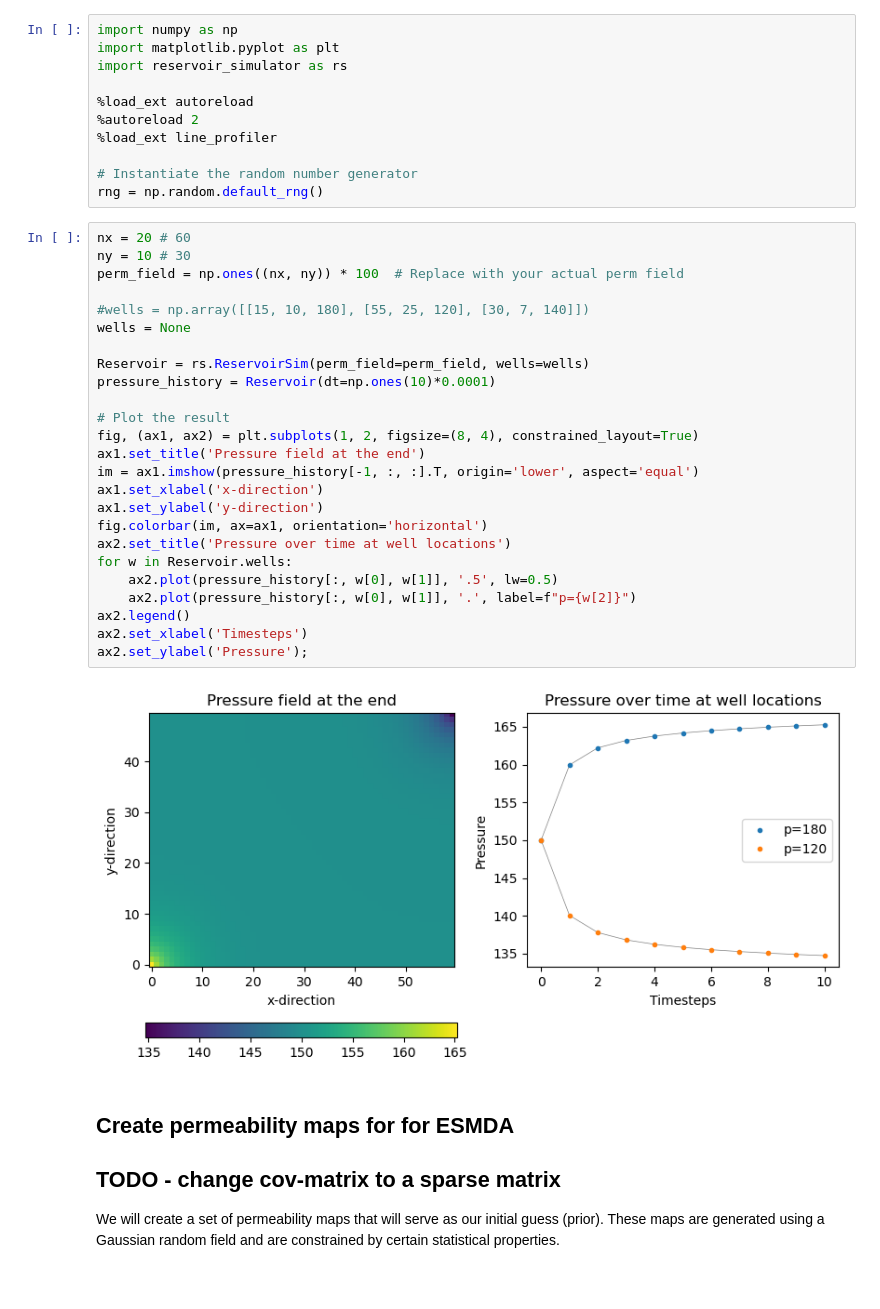
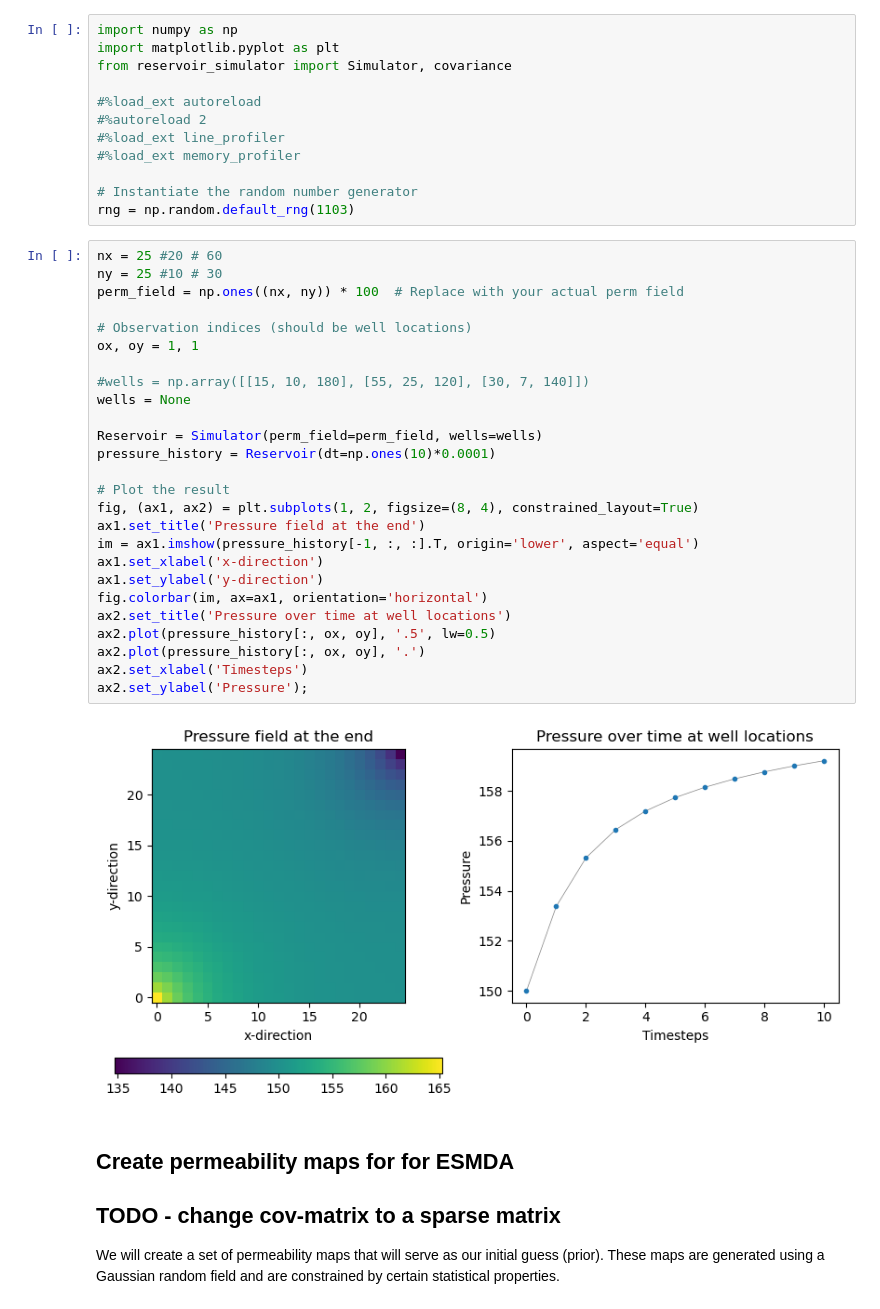
Before and after one commit to tuda-geo/resmda, a Jupyter notebook: notebooks/dev-ESMDA.ipynb, the cells around one changed output. Saved outputs shown, nothing was run; the diff lists cells and outputs as text.

```diff
--- a/notebooks/dev-ESMDA.ipynb
+++ b/notebooks/dev-ESMDA.ipynb
@@ -20,41 +24,43 @@ This notebook demonstrates how to apply Ensemble Smoother Multiple Data Assimila
 # %%
 import numpy as np
 import matplotlib.pyplot as plt
-import reservoir_simulator as rs
+from reservoir_simulator import Simulator, covariance
 
-%load_ext autoreload
-%autoreload 2
-%load_ext line_profiler
+#%load_ext autoreload
+#%autoreload 2
+#%load_ext line_profiler
+#%load_ext memory_profiler
 
 # Instantiate the random number generator
-rng = np.random.default_rng()
+rng = np.random.default_rng(1103)
 # %%
-nx = 20 # 60
-ny = 10 # 30
+nx = 25 #20 # 60
+ny = 25 #10 # 30
 perm_field = np.ones((nx, ny)) * 100  # Replace with your actual perm field
+
+# Observation indices (should be well locations)
+ox, oy = 1, 1
 
 #wells = np.array([[15, 10, 180], [55, 25, 120], [30, 7, 140]])
 wells = None
 
-Reservoir = rs.ReservoirSim(perm_field=perm_field, wells=wells)
+Reservoir = Simulator(perm_field=perm_field, wells=wells)
 pressure_history = Reservoir(dt=np.ones(10)*0.0001)
 
 # Plot the result
 fig, (ax1, ax2) = plt.subplots(1, 2, figsize=(8, 4), constrained_layout=True)
 ax1.set_title('Pressure field at the end')
 im = ax1.imshow(pressure_history[-1, :, :].T, origin='lower', aspect='equal')
 ax1.set_xlabel('x-direction')
 ax1.set_ylabel('y-direction')
 fig.colorbar(im, ax=ax1, orientation='horizontal')
 ax2.set_title('Pressure over time at well locations')
-for w in Reservoir.wells:
-    ax2.plot(pressure_history[:, w[0], w[1]], '.5', lw=0.5)
-    ax2.plot(pressure_history[:, w[0], w[1]], '.', label=f"p={w[2]}")
-ax2.legend()
+ax2.plot(pressure_history[:, ox, oy], '.5', lw=0.5)
+ax2.plot(pressure_history[:, ox, oy], '.')
 ax2.set_xlabel('Timesteps')
 ax2.set_ylabel('Pressure');
 # %% [output]
-[figure, old version]
+[figure, new version]
 # %% [markdown]
 ## Create permeability maps for for ESMDA
 
```
Also changed, not shown: parts of 16 cells of this notebook, 1 other file.
